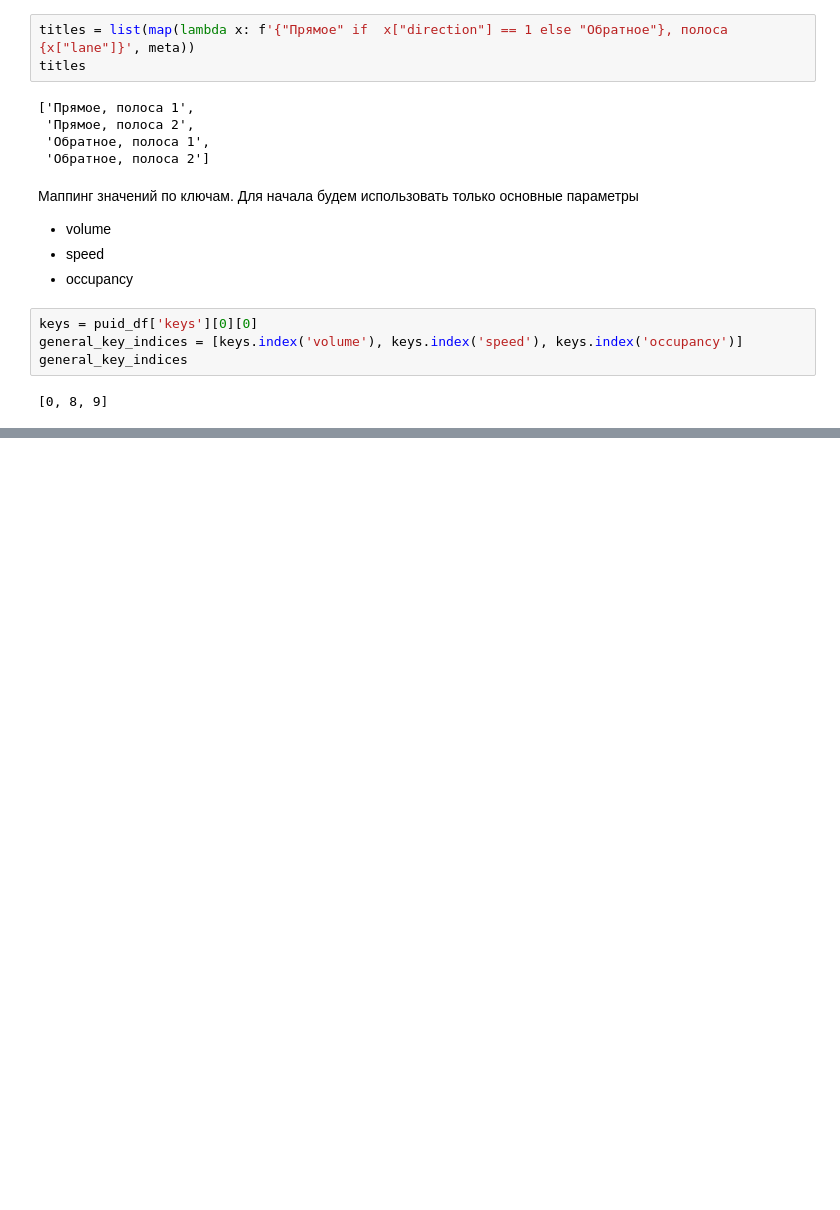
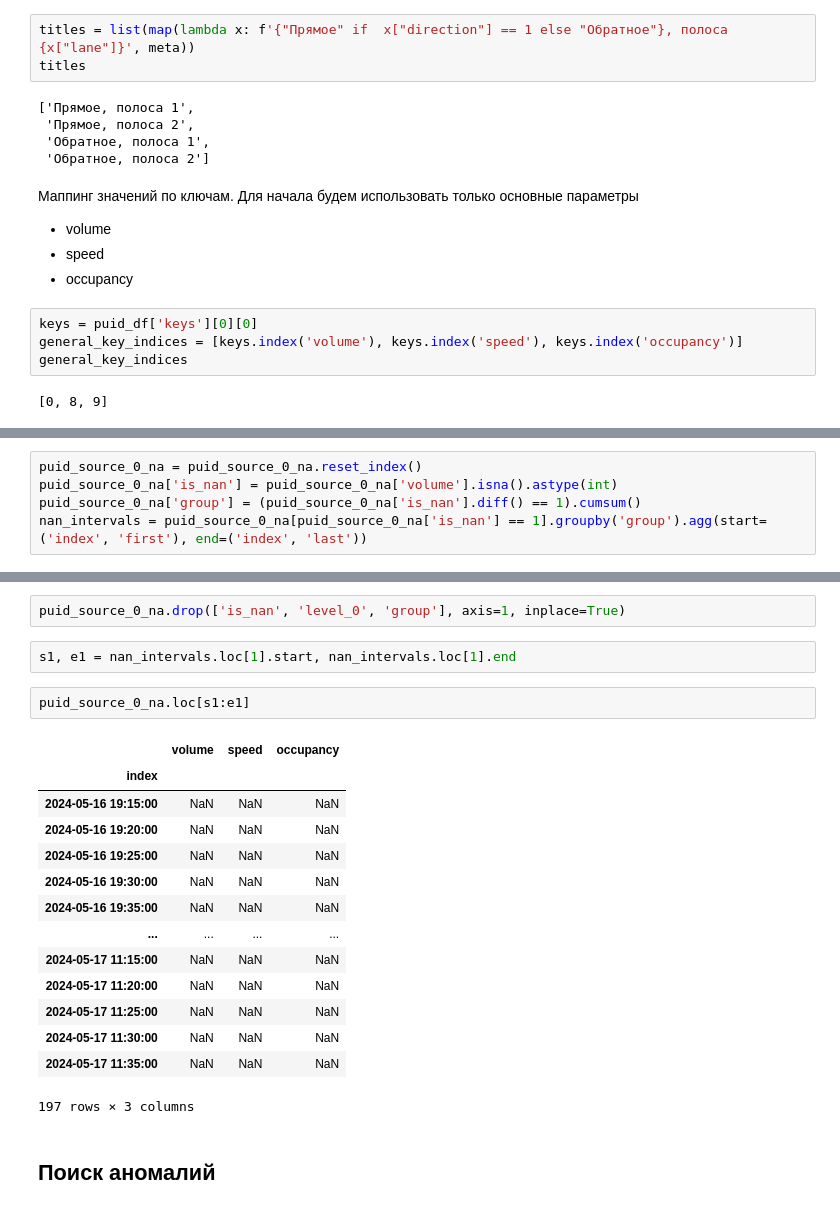
Before and after one commit to BlackKingWhitePawn/transportation, a Jupyter notebook: puid_processing.ipynb, the cells around one changed output, grey strips where cells are left out. Drawn from its saved outputs; the diff is of its cells as text; blank space fills up the shorter version.

```diff
--- a/puid_processing.ipynb
+++ b/puid_processing.ipynb
@@ -77,0 +211,5 @@ TypeError: no numeric data to plot
+# %%
+puid_source_0_na = puid_source_0_na.reset_index()
+puid_source_0_na['is_nan'] = puid_source_0_na['volume'].isna().astype(int)
+puid_source_0_na['group'] = (puid_source_0_na['is_nan'].diff() == 1).cumsum()
+nan_intervals = puid_source_0_na[puid_source_0_na['is_nan'] == 1].groupby('group').agg(start=('index', 'first'), end=('index', 'last'))
@@ -77,0 +233,23 @@ TypeError: no numeric data to plot
+# %%
+puid_source_0_na.drop(['is_nan', 'level_0', 'group'], axis=1, inplace=True)
+# %%
+s1, e1 = nan_intervals.loc[1].start, nan_intervals.loc[1].end
+# %%
+puid_source_0_na.loc[s1:e1]
+# %% [output]
+|  | volume | speed | occupancy |
+| index |  |  |  |
+| 2024-05-16 19:15:00 | NaN | NaN | NaN |
+| 2024-05-16 19:20:00 | NaN | NaN | NaN |
+| 2024-05-16 19:25:00 | NaN | NaN | NaN |
+| 2024-05-16 19:30:00 | NaN | NaN | NaN |
+| 2024-05-16 19:35:00 | NaN | NaN | NaN |
+| ... | ... | ... | ... |
+| 2024-05-17 11:15:00 | NaN | NaN | NaN |
+| 2024-05-17 11:20:00 | NaN | NaN | NaN |
+| 2024-05-17 11:25:00 | NaN | NaN | NaN |
+| 2024-05-17 11:30:00 | NaN | NaN | NaN |
+| 2024-05-17 11:35:00 | NaN | NaN | NaN |
+197 rows × 3 columns
+# %% [markdown]
+## Поиск аномалий
```
Also changed, not shown: parts of 30 cells of this notebook.
